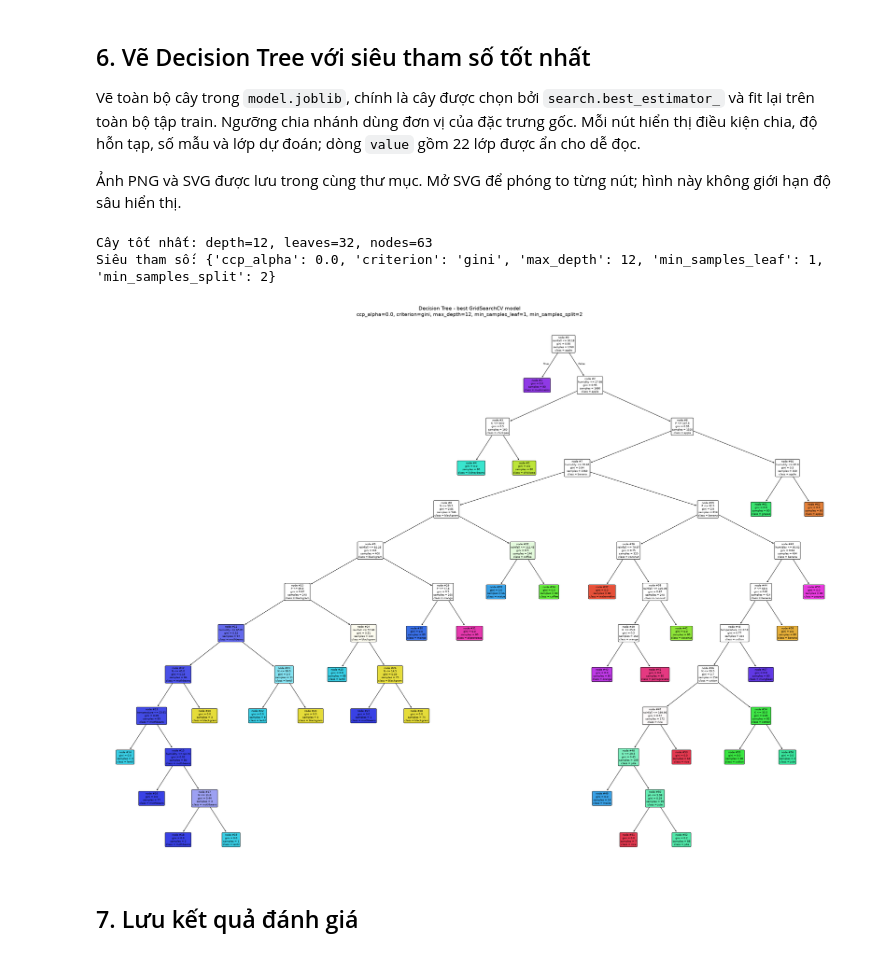
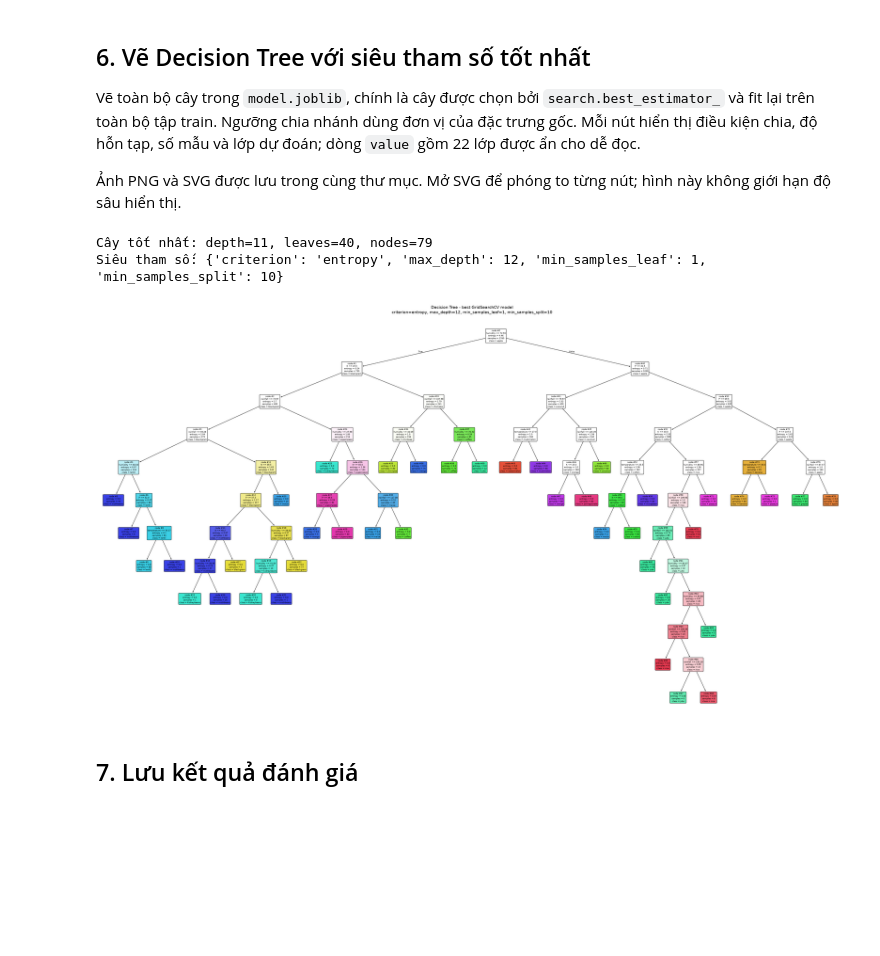
Before and after one commit to phamhongtrieu/Crop_Recommendation_System, a Jupyter notebook: models/decision_tree/evaluate.ipynb, the cells around one changed output. Cells and saved outputs as stored; diff of their text form; code cells hidden in the pictures; blank space fills up the shorter version.

Commit message:
chore: retrain Decision Tree and Random Forest with updated hyperparameters

```diff
--- a/models/decision_tree/evaluate.ipynb
+++ b/models/decision_tree/evaluate.ipynb
@@ -122,37 +114,43 @@ hình này không giới hạn độ sâu hiển thị.
 depth = int(model.get_depth())
 leaves = int(model.get_n_leaves())
 print(f"Cây tốt nhất: depth={depth}, leaves={leaves}, nodes={model.tree_.node_count}")
 print("Siêu tham số:", search.best_params_)
 
 fig, ax = plt.subplots(figsize=(max(20, min(80, leaves * 0.9)), max(10, depth * 1.8)))
 annotations = plot_tree(
     model,
     feature_names=X_train.columns.tolist(),
     class_names=classes,
     filled=True,
     rounded=True,
     node_ids=True,
     precision=2,
     fontsize=7,
     ax=ax,
 )
 # Vector số mẫu của 22 lớp quá dài; giữ điều kiện, impurity, samples và class.
 for annotation in annotations:
     annotation.set_text(re.sub(
         r"\nvalue = \[.*?\]", "", annotation.get_text(), flags=re.DOTALL
     ))
 
 parameters_text = ", ".join(f"{key}={value}" for key, value in search.best_params_.items())
 ax.set_title(f"Decision Tree - best GridSearchCV model\n{parameters_text}", fontsize=14, pad=20)
 fig.tight_layout()
 for extension in ("png", "svg"):
-    fig.savefig(model_dir / f"best_decision_tree.{extension}", dpi=140, bbox_inches="tight")
+    output_path = model_dir / f"best_decision_tree.{extension}"
+    fig.savefig(output_path, dpi=140, bbox_inches="tight")
+    if extension == "svg":
+        svg = output_path.read_text(encoding="utf-8")
+        output_path.write_text(
+            "\n".join(line.rstrip() for line in svg.splitlines()) + "\n", encoding="utf-8"
+        )
 plt.show()
 plt.close(fig)
 # %% [output]
-Cây tốt nhất: depth=12, leaves=32, nodes=63
-Siêu tham số: {'ccp_alpha': 0.0, 'criterion': 'gini', 'max_depth': 12, 'min_samples_leaf': 1, 'min_samples_split': 2}
+Cây tốt nhất: depth=11, leaves=40, nodes=79
+Siêu tham số: {'criterion': 'entropy', 'max_depth': 12, 'min_samples_leaf': 1, 'min_samples_split': 10}
-[figure, old version]
+[figure, new version]
 # %% [markdown]
 ## 7. Lưu kết quả đánh giá
 # %%
```
Also changed, not shown: parts of 3 cells of this notebook, 15 other files.
